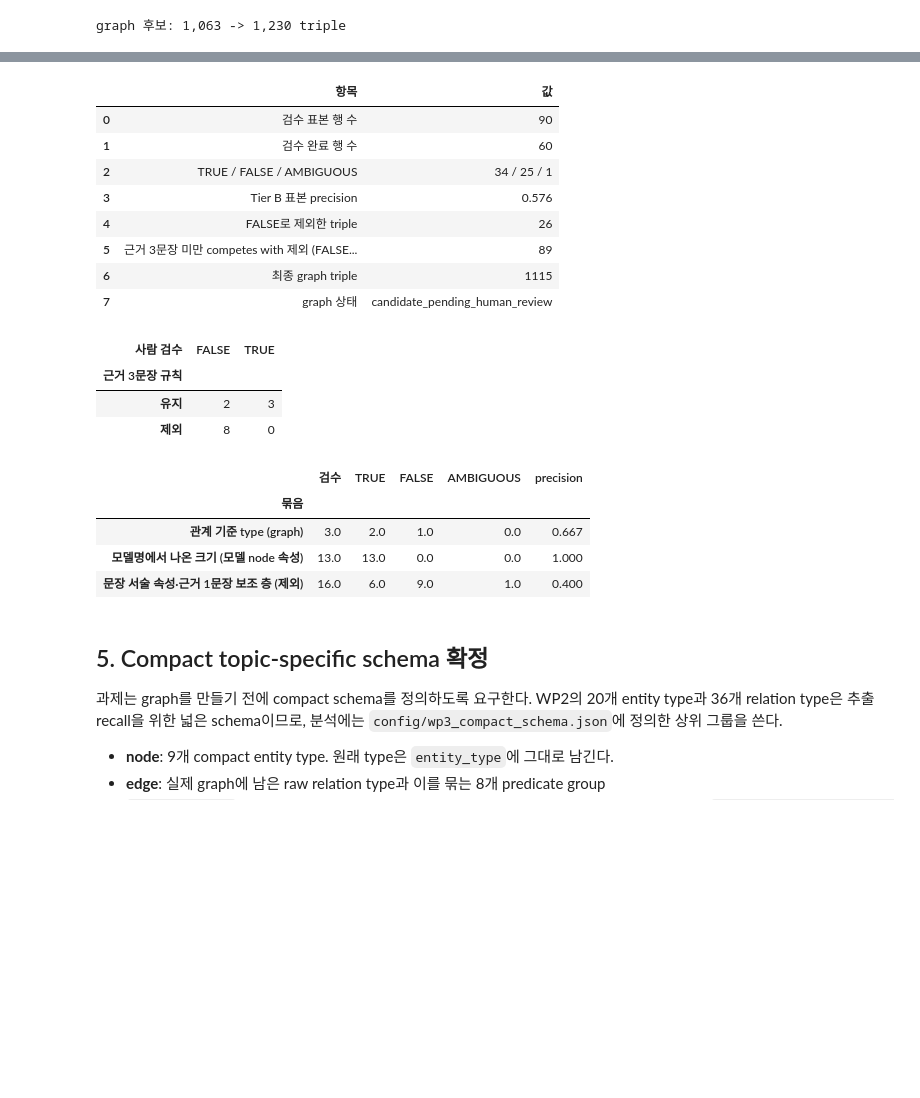
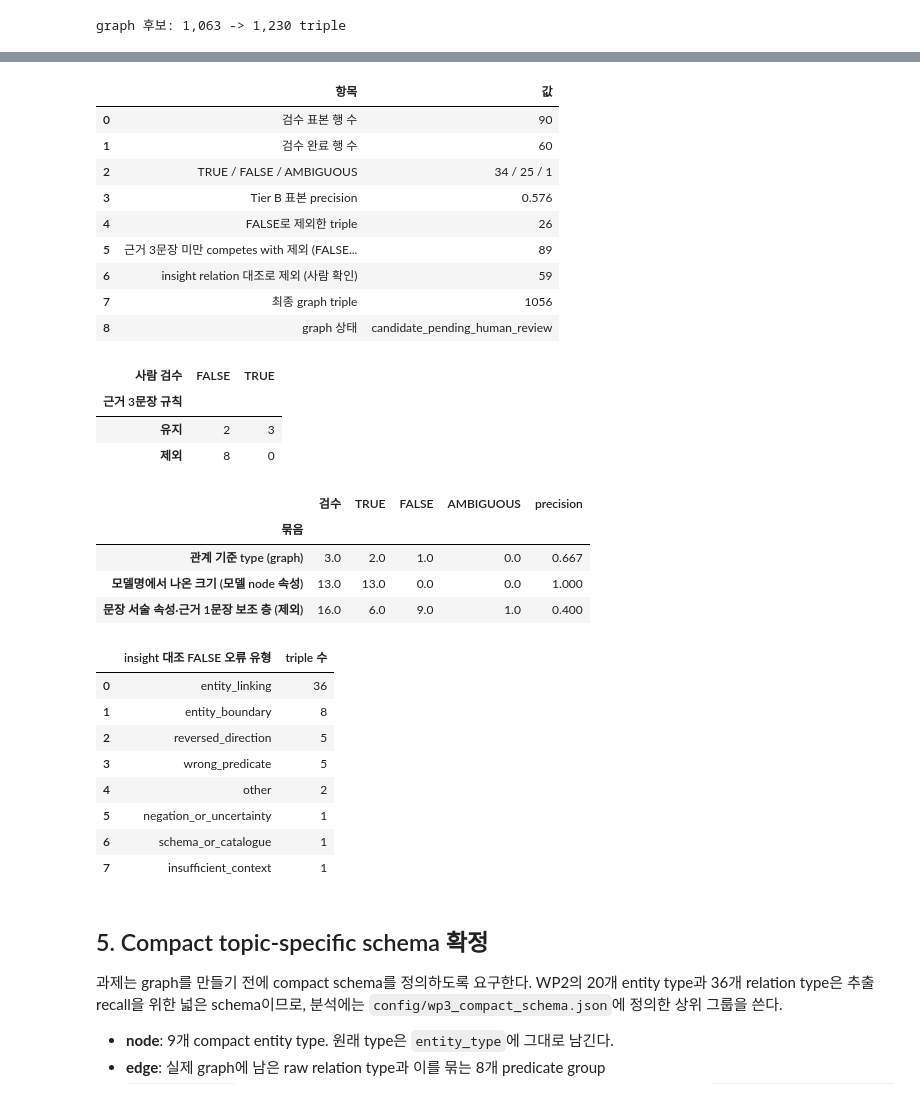
Before and after one commit to jihyeon26/2026-09-CLT-computational_language, a Jupyter notebook: notebooks/stage1_wp3_knowledge_graph_ko.ipynb, the cells around one changed output, grey strips where cells are left out. Saved outputs shown, nothing was run; the diff lists cells and outputs as text; code cells hidden in the pictures; blank space fills up the shorter version.

```diff
--- a/notebooks/stage1_wp3_knowledge_graph_ko.ipynb
+++ b/notebooks/stage1_wp3_knowledge_graph_ko.ipynb
@@ -82,6 +82,9 @@ SUPPLEMENT_REVIEW_PATH = (
     ROOT / "artifacts" / "stage1_wp3" / "evaluation" / "relation_correction"
     / "relation_review_supplement_seed2026.xlsx"
 )
+INSIGHT_CHECK_PATH = (
+    ROOT / "artifacts" / "stage1_wp3" / "evaluation" / "relation_correction" / "insight_relation_check.csv"
+)
 LEXICON_PATH = ROOT / "artifacts" / "stage1_wp1" / "lexicon" / "open_models_lexicon.json"
 COMPACT_SCHEMA_PATH = ROOT / "config" / "wp3_compact_schema.json"
 WP1_CORE_PATH = ROOT / "dataset" / "processed" / "open_models_core.parquet"  # 선택: 문서 범위 검증, 기사 제목·URL
@@ -513,36 +520,50 @@ few_sentences = final_edges["relation"].eq("competes with") & (final_edges["n_di
 weak_competes = few_sentences & final_edges["review_status"].ne("reviewed_true")
 competes_rule_check = (final_edges[final_edges["relation"].eq("competes with") & label.isin(["TRUE", "FALSE"])]
                        .assign(rule=lambda d: np.where(few_sentences[d.index], "제외", "유지"))
                        .pipe(lambda d: pd.crosstab(d["rule"], d["review_label"]))
                        .rename_axis(index="근거 3문장 규칙", columns="사람 검수"))
 final_edges.loc[weak_competes & final_edges["review_status"].ne("reviewed_false"), "review_status"] = "weak_competes"
-final_edges = final_edges[~final_edges["review_status"].isin(["reviewed_false", "weak_competes"])].reset_index(drop=True)
+
+insight_check = pd.read_csv(INSIGHT_CHECK_PATH)
+assert set(map(tuple, insight_check[TRIPLE].values)) <= set(map(tuple, graph_candidates[TRIPLE].values)),     "대조한 relation은 모두 graph 후보에 있어야 한다"
+checked = final_edges[TRIPLE].merge(insight_check[TRIPLE + ["verdict", "human_checked"]], on=TRIPLE, how="left")
+check, human_checked = checked["verdict"].fillna("").values, checked["human_checked"].fillna(False).astype(bool).values
+unlabelled = (label.eq("") & final_edges["review_status"].ne("weak_competes")).values
+final_edges.loc[unlabelled & (check == "FALSE"), "review_status"] = "checked_false"
+final_edges.loc[unlabelled & (check == "TRUE") & human_checked, "review_status"] = "checked_true_human"
+final_edges.loc[unlabelled & (check == "TRUE") & ~human_checked, "review_status"] = "checked_true_ai"
+removed_by_check = final_edges[final_edges["review_status"].eq("checked_false")]
+final_edges = final_edges[~final_edges["review_status"].isin(["reviewed_false", "weak_competes", "checked_false"])].reset_index(drop=True)
 
 display(pd.DataFrame(
     [
         ("검수 표본 행 수", len(review)),
         ("검수 완료 행 수", int(review_labels.notna().sum())),
         ("TRUE / FALSE / AMBIGUOUS", " / ".join(str(int(v)) for v in review_counts)),
         ("Tier B 표본 precision", "검수 전" if np.isnan(review_precision) else f"{review_precision:.3f}"),
         ("FALSE로 제외한 triple", int(label.eq("FALSE").sum())),
         (f"근거 {COMPETES_MIN_SENTENCES}문장 미만 competes with 제외 (FALSE 제외)", int((weak_competes & label.ne("FALSE")).sum())),
+        ("insight relation 대조로 제외 (사람 확인)", len(removed_by_check)),
         ("최종 graph triple", len(final_edges)),
         ("graph 상태", GRAPH_STATUS),
     ],
     columns=["항목", "값"],
 ))
 display(competes_rule_check)
 display(supplement_summary)
+display(insight_check.merge(removed_by_check[TRIPLE], on=TRIPLE)["error_type"].value_counts()
+        .rename_axis("insight 대조 FALSE 오류 유형").reset_index(name="triple 수"))
 # %% [output]
 |  | 항목 | 값 |
 | 0 | 검수 표본 행 수 | 90 |
 | 1 | 검수 완료 행 수 | 60 |
 | 2 | TRUE / FALSE / AMBIGUOUS | 34 / 25 / 1 |
 | 3 | Tier B 표본 precision | 0.576 |
 | 4 | FALSE로 제외한 triple | 26 |
 | 5 | 근거 3문장 미만 competes with 제외 (FALSE... | 89 |
-| 6 | 최종 graph triple | 1115 |
-| 7 | graph 상태 | candidate_pending_human_review |
+| 6 | insight relation 대조로 제외 (사람 확인) | 59 |
+| 7 | 최종 graph triple | 1056 |
+| 8 | graph 상태 | candidate_pending_human_review |
 | 사람 검수 | FALSE | TRUE |
 | 근거 3문장 규칙 |  |  |
 | 유지 | 2 | 3 |
@@ -552,6 +573,15 @@ display(supplement_summary)
 | 관계 기준 type (graph) | 3.0 | 2.0 | 1.0 | 0.0 | 0.667 |
 | 모델명에서 나온 크기 (모델 node 속성) | 13.0 | 13.0 | 0.0 | 0.0 | 1.000 |
 | 문장 서술 속성·근거 1문장 보조 층 (제외) | 16.0 | 6.0 | 9.0 | 1.0 | 0.400 |
+|  | insight 대조 FALSE 오류 유형 | triple 수 |
+| 0 | entity_linking | 36 |
+| 1 | entity_boundary | 8 |
+| 2 | reversed_direction | 5 |
+| 3 | wrong_predicate | 5 |
+| 4 | other | 2 |
+| 5 | negation_or_uncertainty | 1 |
+| 6 | schema_or_catalogue | 1 |
+| 7 | insufficient_context | 1 |
 # %% [markdown]
 ## 5. Compact topic-specific schema 확정
 
```
Also changed, not shown: parts of 19 cells of this notebook, 4 other files.
